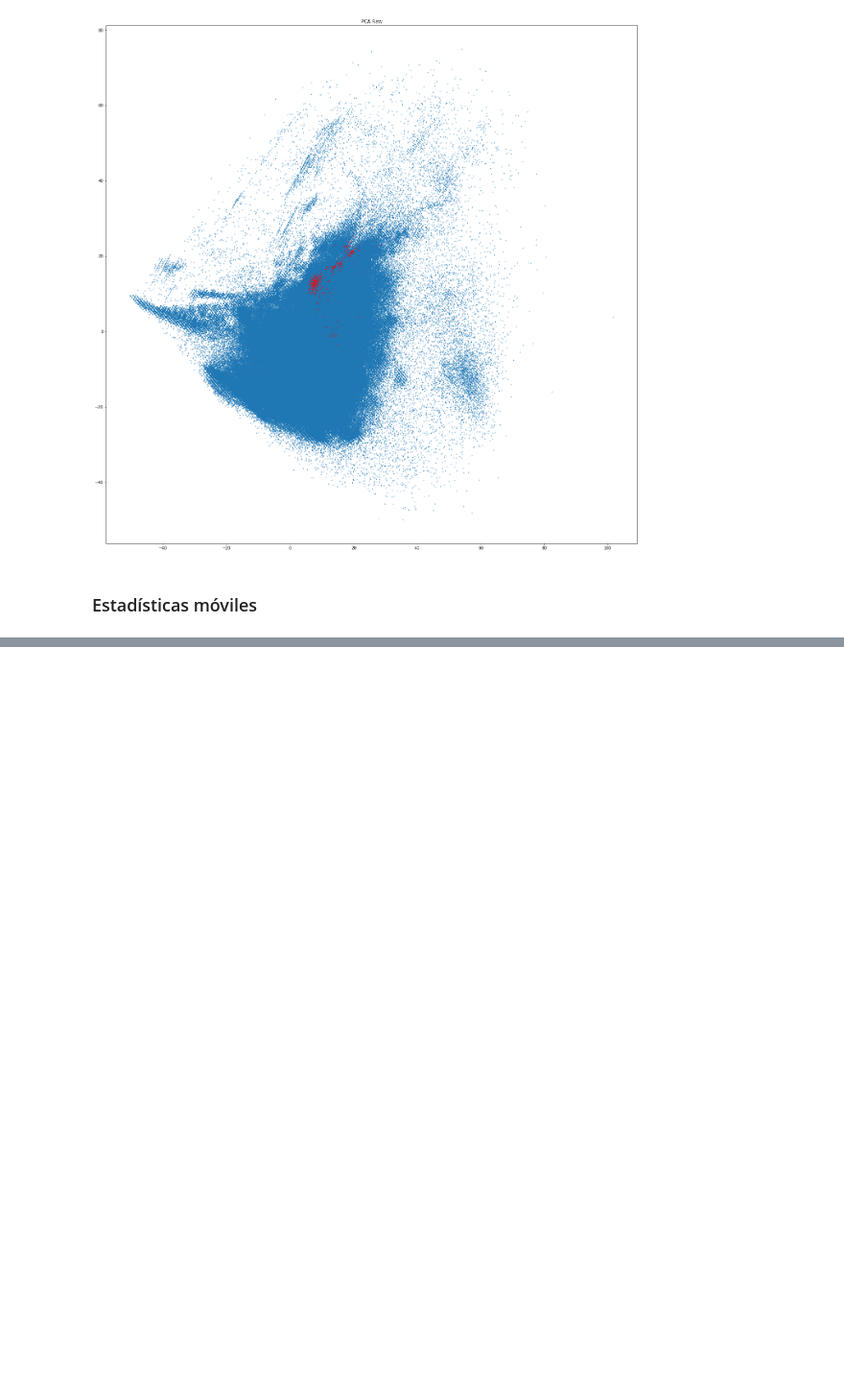
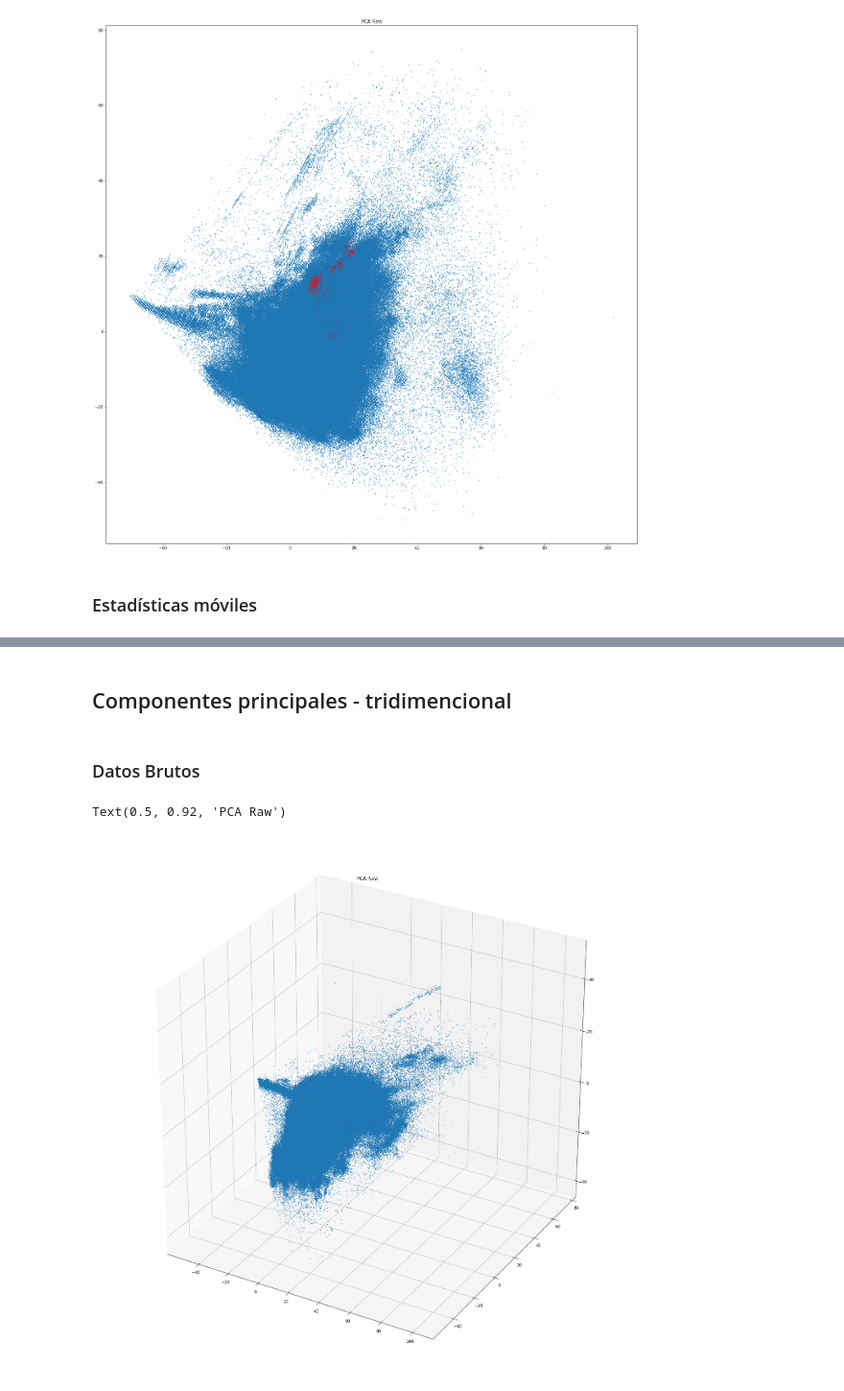
Before and after one commit to jlgarridol/TFG-SmartBeds, a Jupyter notebook: src/Analisis de componentes principales.ipynb, the cells around one changed output, grey strips where cells are left out. Shown at 96% size. Saved outputs shown, nothing was run; the diff lists cells and outputs as text; code cells hidden in the pictures; blank space fills up the shorter version.

```diff
--- a/src/Analisis de componentes principales.ipynb
+++ b/src/Analisis de componentes principales.ipynb
@@ -154,0 +191,34 @@ for i in range(len(sct)):
+# %% [markdown]
+## Componentes principales - tridimencional
+# %% [markdown]
+### Datos Brutos
+# %%
+data = datos.iloc[:,1:13]
+pcaB = PCA(n_components=3).fit_transform(data)
+# %%
+import mpl_toolkits.mplot3d
+
+fig = plt.figure(figsize=(24,24))
+ax = fig.add_subplot(111, projection='3d')
+
+pcaSample = pcaB#pcaB[np.random.choice(pcaB.shape[0], int(4e4), replace=False), :]
+
+target = datos['target'].values
+notTarget = np.logical_not(target)
+
+serie = pd.DataFrame(pcaSample)
+
+X = pd.Series(serie[0]).loc[notTarget]
+Y = pd.Series(serie[1]).loc[notTarget]
+Z = pd.Series(serie[2]).loc[notTarget]
+
+X_t = pd.Series(serie[0]).loc[target]
+Y_t = pd.Series(serie[1]).loc[target]
+Z_t = pd.Series(serie[2]).loc[target]
+
+ax.scatter(X,Y,Z,s=1)
+ax.scatter(X_t,Y_t,Z_t,s=1,c='r')
+plt.title('PCA Raw')
+# %% [output]
+Text(0.5, 0.92, 'PCA Raw')
+[figure, added]
```
Also changed, not shown: parts of 6 cells of this notebook.
